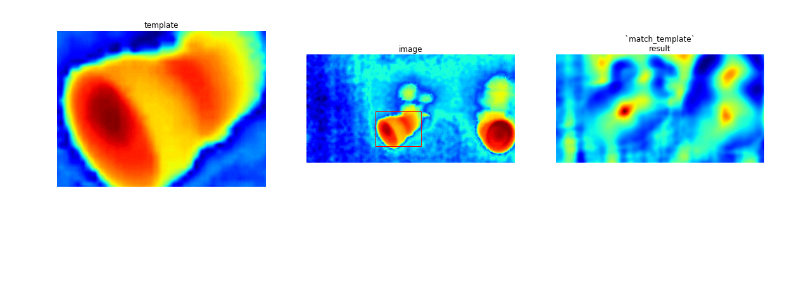
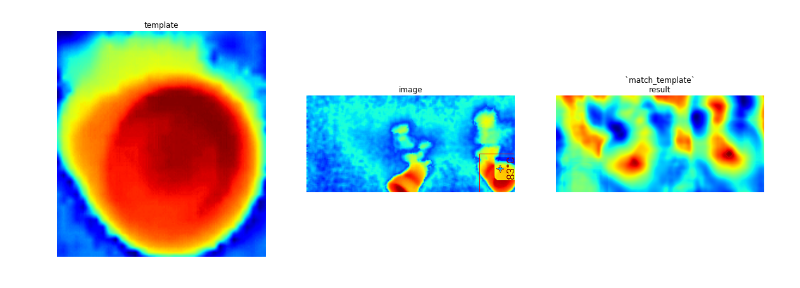
Before and after one commit to cortiana/DemoML, a Jupyter notebook: ml-demo02.ipynb, the cells around one changed output. Cells and saved outputs as stored; diff of their text form; code cells hidden in the pictures; blank space fills up the shorter version.

```diff
--- a/ml-demo02.ipynb
+++ b/ml-demo02.ipynb
@@ -137,0 +197,8 @@ plt.show()
+# %%
+# let us see if we can find the same pattern in another image
+# just choose one of the following two
+#image2 = io.imread("./img_tp_thermal_1463123829544.jpg")
+image2 = io.imread("./img_tp_thermal_1463123833305.jpg")
+
+img2 = color.rgb2gray(image2)
+plt.imshow(img2)
@@ -138,54 +208,34 @@ plt.show()
 # %%
-import numpy as np
-import matplotlib.pyplot as plt
-
-from skimage import data
-from skimage.feature import match_template
-
-
-#image = data.coins()
-#coin = image[170:220, 75:130]
-from skimage.color import rgb2gray
-from skimage import io
-
-img = io.imread("./Seek_Thermal/img_thermal_1463123877274.jpg")
-image = rgb2gray(img)
-
-#image = io.imread("/home/s36794/Documents/SeekThermal/img_thermal_1463123877274.jpg")
-#coin = image[250:430, 300:500]
-coin = image[250:400, 300:500]
-
-
-
-result = match_template(image, coin)
+# Find back the template from the original image
+result = match_template(img2, templ)
 ij = np.unravel_index(np.argmax(result), result.shape)
-#x, y = ij[::-1]
+x, y = ij[::-1]
 y,x=ij
 
 fig = plt.figure(figsize=(20, 20))
 ax1 = plt.subplot(1, 3, 1)
 ax2 = plt.subplot(1, 3, 2, adjustable='box-forced')
 ax3 = plt.subplot(1, 3, 3, sharex=ax2, sharey=ax2, adjustable='box-forced')
 
-ax1.imshow(coin)
+ax1.imshow(templ)
 ax1.set_axis_off()
 ax1.set_title('template')
 
-ax2.imshow(image)
+ax2.imshow(img2)
 ax2.set_axis_off()
 ax2.set_title('image')
 # highlight matched region
-hcoin, wcoin = coin.shape
-rect = plt.Rectangle((x, y), wcoin, hcoin, edgecolor='r', facecolor='none')
+htempl, wtempl = templ.shape
+rect = plt.Rectangle((x, y), wtempl, htempl, edgecolor='r', facecolor='none')
 ax2.add_patch(rect)
 
 ax3.imshow(result)
 ax3.set_axis_off()
 ax3.set_title('`match_template`\nresult')
 # highlight matched region
 ax3.autoscale(False)
 ax3.plot(x, y, 'o', markeredgecolor='r', markerfacecolor='none', markersize=10)
 
 plt.show()
 # %% [output]
-[figure, old version]
+[figure, new version]
```
Also changed, not shown: parts of 21 cells of this notebook, 3 other files.
